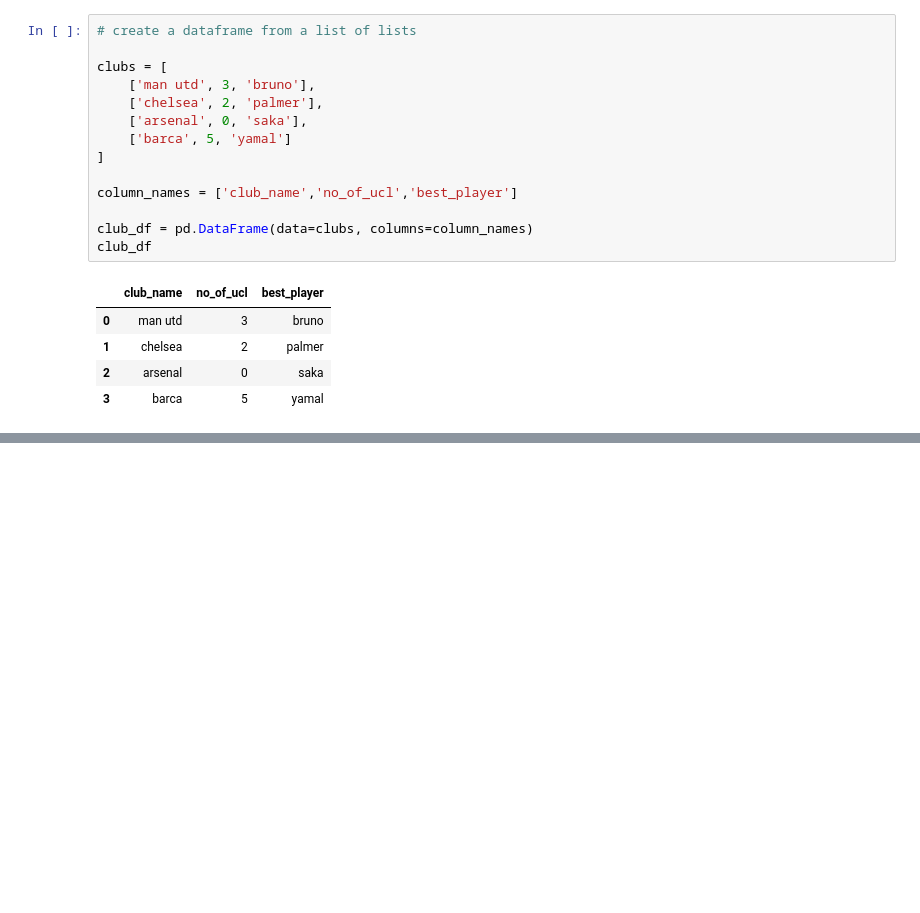
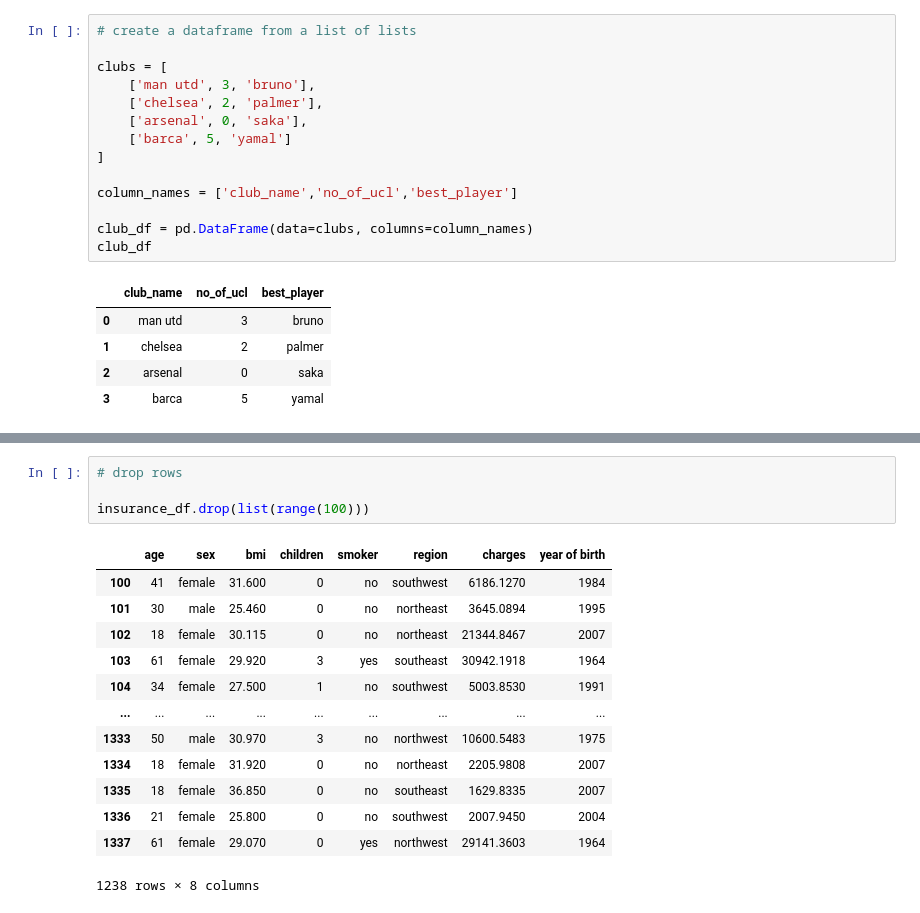
Before and after one commit to Muyiiwaa/python_and_sql_4_data-analysis, a Jupyter notebook: march_cohort/into_to_pandas.ipynb, the cells around one changed output, grey strips where cells are left out. Cells and saved outputs as stored; diff of their text form; blank space fills up the shorter version.

```diff
--- a/march_cohort/into_to_pandas.ipynb
+++ b/march_cohort/into_to_pandas.ipynb
@@ -39,0 +225,18 @@ club_df
+# %%
+# drop rows
+
+insurance_df.drop(list(range(100)))
+# %% [output]
+|  | age | sex | bmi | children | smoker | region | charges | year of birth |
+| 100 | 41 | female | 31.600 | 0 | no | southwest | 6186.1270 | 1984 |
+| 101 | 30 | male | 25.460 | 0 | no | northeast | 3645.0894 | 1995 |
+| 102 | 18 | female | 30.115 | 0 | no | northeast | 21344.8467 | 2007 |
+| 103 | 61 | female | 29.920 | 3 | yes | southeast | 30942.1918 | 1964 |
+| 104 | 34 | female | 27.500 | 1 | no | southwest | 5003.8530 | 1991 |
+| ... | ... | ... | ... | ... | ... | ... | ... | ... |
+| 1333 | 50 | male | 30.970 | 3 | no | northwest | 10600.5483 | 1975 |
+| 1334 | 18 | female | 31.920 | 0 | no | northeast | 2205.9808 | 2007 |
+| 1335 | 18 | female | 36.850 | 0 | no | southeast | 1629.8335 | 2007 |
+| 1336 | 21 | female | 25.800 | 0 | no | southwest | 2007.9450 | 2004 |
+| 1337 | 61 | female | 29.070 | 0 | yes | northwest | 29141.3603 | 1964 |
+1238 rows × 8 columns
```
Also changed, not shown: parts of 20 cells of this notebook, 1 other file.
